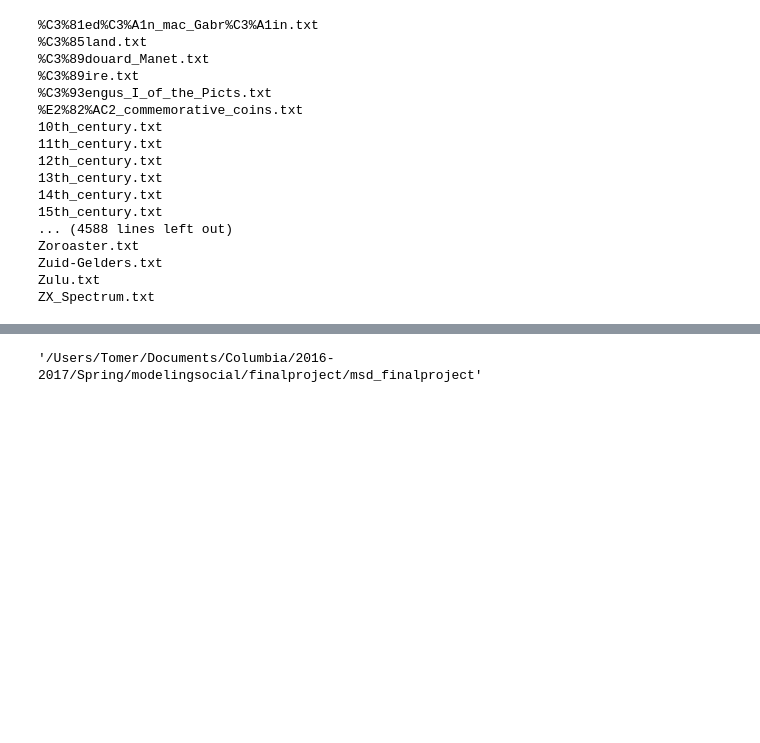
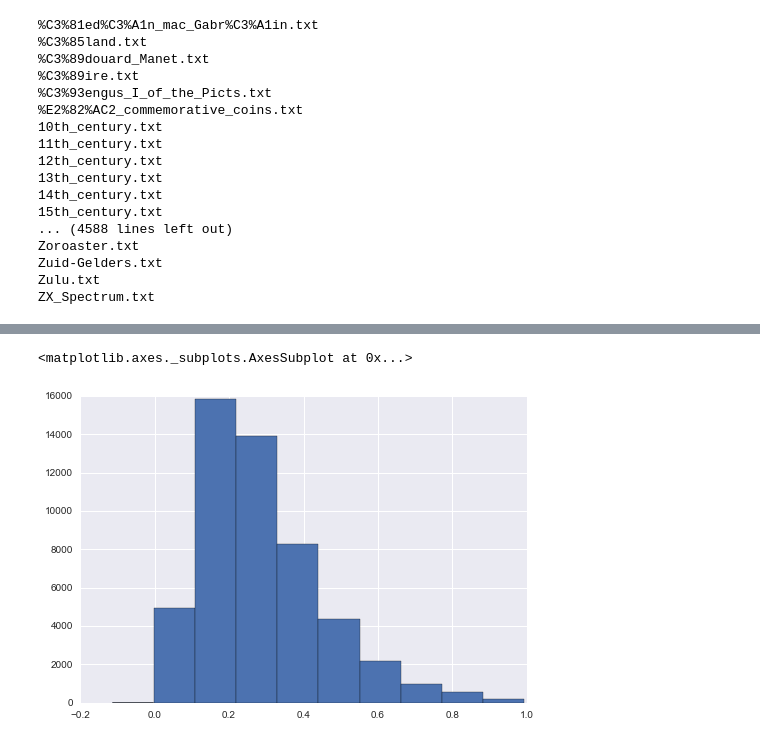
Before and after one commit to tomersolomon/msd_finalproject, a Jupyter notebook: analysis/lsa.ipynb, the cells around one changed output, grey strips where cells are left out. Cells and saved outputs as stored; diff of their text form; code cells hidden in the pictures; blank space fills up the shorter version.

```diff
--- a/analysis/lsa.ipynb
+++ b/analysis/lsa.ipynb
@@ -371 +374,6 @@ final_data.head()
+# %%
+final_data['semantic_length'].hist()
+# %% [output]
+<matplotlib.axes._subplots.AxesSubplot at 0x...>
+[figure, added]
 # %%
@@ -373,4 +380,0 @@ final_data.to_csv("task-data/data_with_semantics.csv")
-# %%
-pwd
-# %% [output]
-'/Users/Tomer/Documents/Columbia/2016-2017/Spring/modelingsocial/finalproject/msd_finalproject'
```
Also changed, not shown: parts of 6 cells of this notebook, 1 other file.
